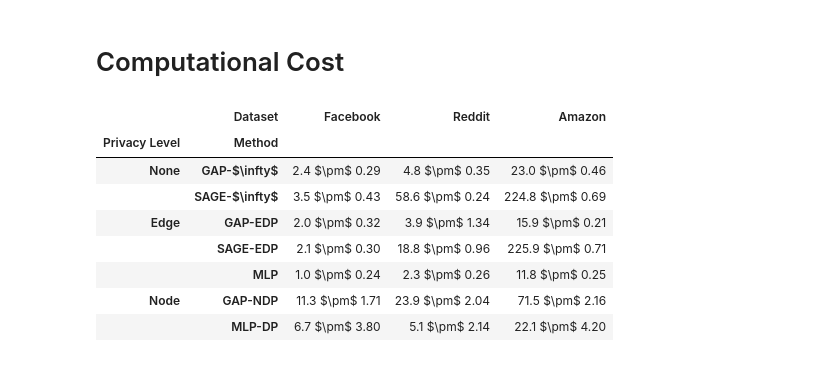
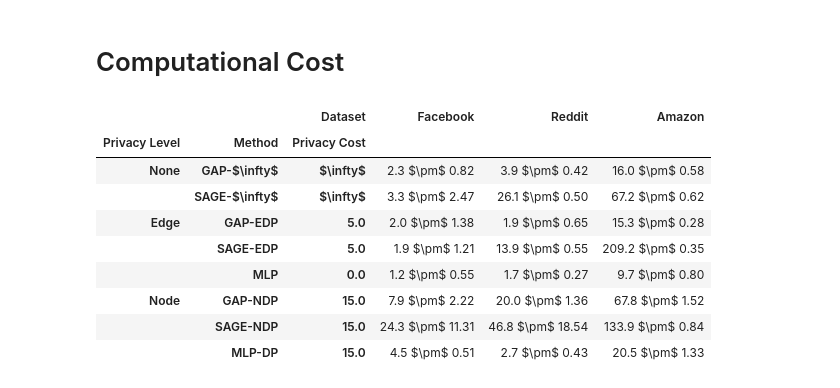
Before and after one commit to sisaman/GAP, a Jupyter notebook: results.ipynb, the cells around one changed output. Cells and saved outputs as stored; diff of their text form; code cells hidden in the pictures.

```diff
--- a/results.ipynb
+++ b/results.ipynb
@@ -26,6 +26,13 @@ os.makedirs('figs', exist_ok=True)
 # %%
 wandb_user = 'sisaman'
 wandb_project = 'GAP'
+# %%
+def get_dp_level(method: str):
+    if method.endswith('-$\infty$'): return 'none'
+    if method.endswith('-EDP'): return 'edge'
+    if method.endswith('-NDP'): return 'node'
+    if method == 'MLP': return 'edge'
+    if method == 'MLP-DP': return 'node'
 # %%
 api = wandb.Api()
 runs = api.runs(f"{wandb_user}/{wandb_project}", per_page=2000)
@@ -36,7 +43,6 @@ for run in track(runs):
     data.update(run.summary._json_dict)
     data.update(run.config)
     data['id'] = run.name
-    data['name'] = {'GAP-INF': 'GAP-$\infty$', 'SAGE-INF': 'SAGE-$\infty$'}.get(data['name'], data['name'])
-    data['epsilon'] = float(data['epsilon'])
+    data['method'] = data['method'].upper().replace('INF', '$\infty$')
     data_list.append(data)
 # %% [output]
@@ -427,60 +463,62 @@ g.savefig('figs/degree.pdf')
 # %% [markdown]
 # Computational Cost
 # %%
-cols = ['id', 'name', 'dp_level', 'dataset', 'hops', 'mp_layers', 'val/acc_mean', 'time_mean', 'time_ci',]
+cols = ['id', 'method', 'dataset', 'epsilon', 'val/acc_mean', 'fit_time_mean', 'fit_time_ci']
 methods = ['GAP-$\infty$', 'SAGE-$\infty$', 'GAP-EDP', 'SAGE-EDP', 'MLP', 'GAP-NDP', 'SAGE-NDP', 'MLP-DP']
 
 df = pd.DataFrame(data_list)
+df = df.filter(items=cols)
+df = df[df['method'].isin(methods)]
+df['dp_level'] = df['method'].apply(get_dp_level)
+df.loc[df['method'] == 'MLP', 'epsilon'] = 0
+df.loc[df['dp_level'] == 'none', 'epsilon'] = np.inf
+df = df.loc[(df['dp_level'] != 'edge') | (df['epsilon'].isin([0,5]))]
+df = df.loc[(df['dp_level'] != 'node') | (df['epsilon'] == 15)]
 
-df = df.filter(items=cols)
-df = df[df['name'].isin(methods)]
-df.loc[df['name'] == 'GAP-$\infty$', 'dp_level'] = 'none'
-df.loc[df['name'] == 'SAGE-$\infty$', 'dp_level'] = 'none'
-df = df[(df['hops'] == 3) | (df['mp_layers'] == 3) | (df['name'].str.startswith('MLP'))]
-df = df.dropna(subset=['time_mean'])
-
-idx = df.groupby(['dataset', 'name'])['time_mean'].idxmin().values
+idx = df.groupby(['dataset', 'method', 'epsilon'])['val/acc_mean'].idxmax().values
 df = df.loc[idx]
 
-df['time'] = df[['time_mean', 'time_ci']].apply(
-    lambda row: '%.1f $\pm$ %.2f' % (row['time_mean'], row['time_ci']), axis=1
+df['time'] = df[['fit_time_mean', 'fit_time_ci']].apply(
+    lambda row: '%.1f $\pm$ %.2f' % (row['fit_time_mean'], row['fit_time_ci']), axis=1
 )
+df = df.drop(columns=['id', 'val/acc_mean', 'fit_time_mean', 'fit_time_ci'])
 
 def sort_key(row):
     keys = {
         'facebook': 1, 'reddit': 2, 'amazon': 3,     # datasets
-        'GAP-$\infty$': 1, 'SAGE-$\infty$': 2, 'GAP-EDP': 3, 'GAP-IP': 4, 'SAGE-EDP': 5, 'MLP': 6, 'GAP-NDP': 7, 'SAGE-NDP': 8, 'MLP-DP': 9,  # methods
+        'GAP-$\infty$': 1, 'SAGE-$\infty$': 2, 'GAP-EDP': 3, 'SAGE-EDP': 4, 'MLP': 5, 'GAP-NDP': 6, 'SAGE-NDP': 7, 'MLP-DP': 8,  # methods
         'none': 1, 'edge': 2, 'node': 3,  # levels
     }
     if isinstance(row, pd.Index):
         s = row.to_series()
         s = s.replace(keys)
         return pd.Index(s)
     else:
         return row.replace(keys)
 
-df = df.drop(columns=['id', 'val/acc_mean', 'time_mean', 'time_ci'])
-df = df.sort_values(by=['dataset', 'dp_level', 'name'], key=sort_key)
-df = df.pivot(columns='dataset', index=['dp_level', 'name'], values='time')
+df = df.sort_values(by=['dataset', 'dp_level', 'method'], key=sort_key)
+df = df.pivot(columns='dataset', index=['dp_level', 'method', 'epsilon'], values='time')
 df = df.reset_index().sort_values(
-    by=['dp_level', 'name'],
+    by=['dp_level', 'method'],
     key=sort_key
-).set_index(['dp_level', 'name'])
+).set_index(['dp_level', 'method', 'epsilon'])
 df = df.sort_index(axis=1, key=sort_key)
 df = df.rename(str.title, axis=1)
 df = df.rename(str.title, axis=0, level=0)
-df = df.rename_axis(index={'dp_level': 'privacy level', 'name': 'method'})
+df = df.rename_axis(index={'dp_level': 'Privacy Level', 'epsilon': 'privacy cost'})
 df = df.rename_axis(index=str.title)
 df = df.rename_axis(columns=str.title)
+df = df.rename({np.inf: '$\infty$'}, axis=0, level=2)
 # print(df.to_latex(escape=False))
 df
 # %% [output]
-|  | Dataset | Facebook | Reddit | Amazon |
-| Privacy Level | Method |  |  |  |
-| None | GAP-$\infty$ | 2.4 $\pm$ 0.29 | 4.8 $\pm$ 0.35 | 23.0 $\pm$ 0.46 |
-|  | SAGE-$\infty$ | 3.5 $\pm$ 0.43 | 58.6 $\pm$ 0.24 | 224.8 $\pm$ 0.69 |
-| Edge | GAP-EDP | 2.0 $\pm$ 0.32 | 3.9 $\pm$ 1.34 | 15.9 $\pm$ 0.21 |
-|  | SAGE-EDP | 2.1 $\pm$ 0.30 | 18.8 $\pm$ 0.96 | 225.9 $\pm$ 0.71 |
-|  | MLP | 1.0 $\pm$ 0.24 | 2.3 $\pm$ 0.26 | 11.8 $\pm$ 0.25 |
-| Node | GAP-NDP | 11.3 $\pm$ 1.71 | 23.9 $\pm$ 2.04 | 71.5 $\pm$ 2.16 |
-|  | MLP-DP | 6.7 $\pm$ 3.80 | 5.1 $\pm$ 2.14 | 22.1 $\pm$ 4.20 |
+|  |  | Dataset | Facebook | Reddit | Amazon |
+| Privacy Level | Method | Privacy Cost |  |  |  |
+| None | GAP-$\infty$ | $\infty$ | 2.3 $\pm$ 0.82 | 3.9 $\pm$ 0.42 | 16.0 $\pm$ 0.58 |
+|  | SAGE-$\infty$ | $\infty$ | 3.3 $\pm$ 2.47 | 26.1 $\pm$ 0.50 | 67.2 $\pm$ 0.62 |
+| Edge | GAP-EDP | 5.0 | 2.0 $\pm$ 1.38 | 1.9 $\pm$ 0.65 | 15.3 $\pm$ 0.28 |
+|  | SAGE-EDP | 5.0 | 1.9 $\pm$ 1.21 | 13.9 $\pm$ 0.55 | 209.2 $\pm$ 0.35 |
+|  | MLP | 0.0 | 1.2 $\pm$ 0.55 | 1.7 $\pm$ 0.27 | 9.7 $\pm$ 0.80 |
+| Node | GAP-NDP | 15.0 | 7.9 $\pm$ 2.22 | 20.0 $\pm$ 1.36 | 67.8 $\pm$ 1.52 |
+|  | SAGE-NDP | 15.0 | 24.3 $\pm$ 11.31 | 46.8 $\pm$ 18.54 | 133.9 $\pm$ 0.84 |
+|  | MLP-DP | 15.0 | 4.5 $\pm$ 0.51 | 2.7 $\pm$ 0.43 | 20.5 $\pm$ 1.33 |
```
Also changed, not shown: parts of 16 cells of this notebook, 1 other file.
